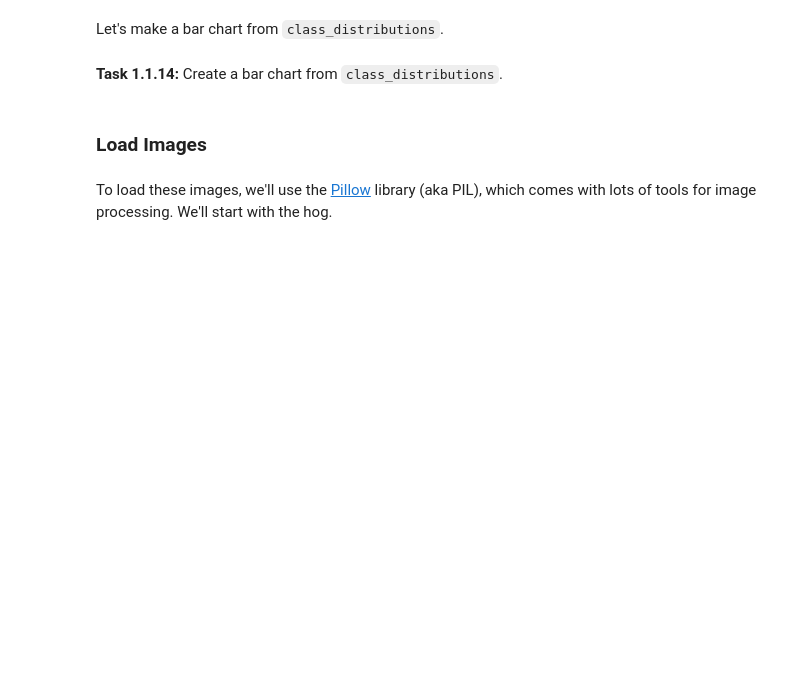
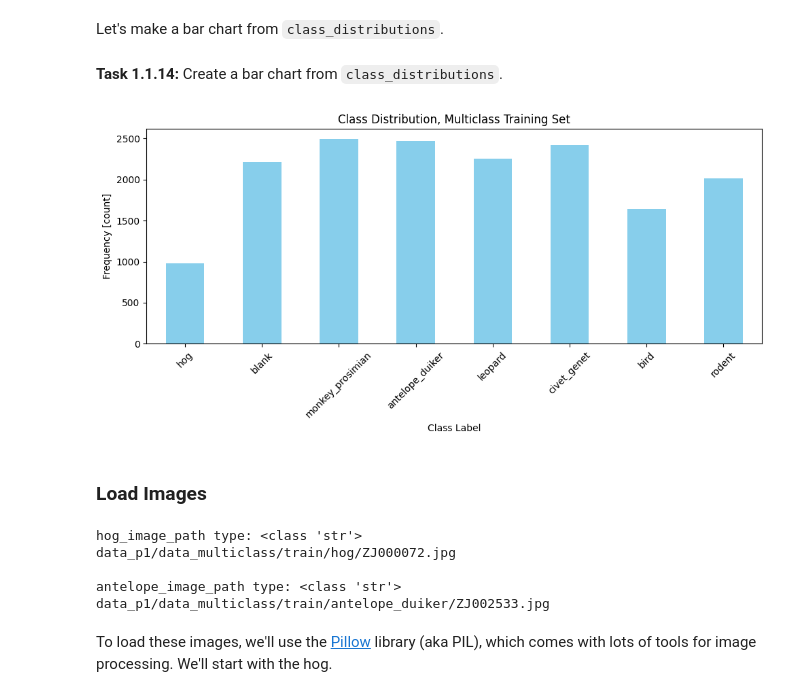
Before and after one commit to mennatuallah-hefny/Applied-AI-Lab-Deep-Learning-for-Computer-Vision, a Jupyter notebook: ai-01 1. Wildlife Conservation in Côte d'Ivoire/011-image-as-data.ipynb, the cells around one changed output. Saved outputs shown, nothing was run; the diff lists cells and outputs as text; code cells hidden in the pictures; blank space fills up the shorter version.

```diff
--- a/ai-01 1. Wildlife Conservation in Côte d'Ivoire/011-image-as-data.ipynb
+++ b/ai-01 1. Wildlife Conservation in Côte d'Ivoire/011-image-as-data.ipynb
@@ -261,7 +364,7 @@ Up next, let's apply our new skills by exploring the dataset for this project.
 **Task 1.1.11:** Following the pattern of `data_dir`, assign the path to the multi-class training data to `train_dir`.
 # %%
 data_dir = os.path.join("data_p1", "data_multiclass")
-train_dir = ...
+train_dir = os.path.join(data_dir, "train")
 
 print("data_dir class:", type(data_dir))
 print("Data directory:", data_dir)
@@ -273,7 +382,7 @@ Next, we'll list the contents of our training directory.
 # %% [markdown]
 **Task 1.1.12:** Create a list of the contents of `train_dir`, and assign the result to `class_directories`.
 # %%
-class_directories = ...
+class_directories = os.listdir(train_dir)
 
 print("class_directories type:", type(class_directories))
 print("class_directories length:", len(class_directories))
@@ -288,7 +401,10 @@ Now that we know how our data is organized, let's check the distribution of our
 class_distributions_dict = {}
 
 for subdirectory in class_directories:
-   ...
+    dir = os.path.join(train_dir, subdirectory)
+    files = os.listdir(dir)
+    num_files = len(files)
+    class_distributions_dict[subdirectory] = num_files
 
 class_distributions = pd.Series(class_distributions_dict)
 
@@ -302,15 +430,17 @@ Let's make a bar chart from `class_distributions`.
 # %%
 # Create a bar plot of class distributions
 fig, ax = plt.subplots(figsize=(10, 5))
 
 # Plot the data
-ax....  # Write your code here
+class_distributions.plot(kind='bar', ax=ax, color='skyblue')  # Write your code here
 ax.set_xlabel("Class Label")
 ax.set_ylabel("Frequency [count]")
 ax.set_title("Class Distribution, Multiclass Training Set")
 plt.xticks(rotation=45)
 plt.tight_layout()
 plt.show()
+# %% [output]
+[figure, added]
 # %% [markdown]
 ### Load Images
 # %%
@@ -325,6 +455,12 @@ print(hog_image_path)
 print()
 print("antelope_image_path type:", type(antelope_image_path))
 print(antelope_image_path)
+# %% [output]
+hog_image_path type: <class 'str'>
+data_p1/data_multiclass/train/hog/ZJ000072.jpg
+
+antelope_image_path type: <class 'str'>
+data_p1/data_multiclass/train/antelope_duiker/ZJ002533.jpg
 # %% [markdown]
 To load these images, we'll use the [Pillow](https://pillow.readthedocs.io/en/stable/index.html) library (aka PIL), which comes with lots of tools for image processing. We'll start with the hog.
 # %%
```
Also changed, not shown: parts of 27 cells of this notebook, 1 other file.
